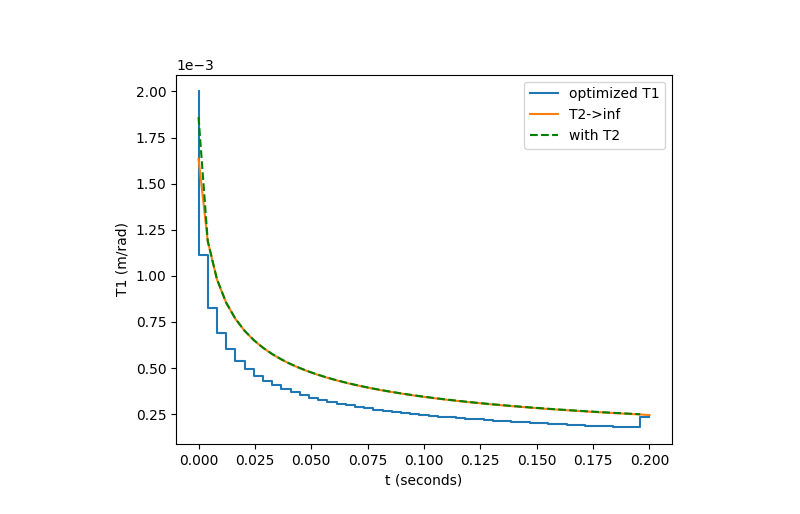
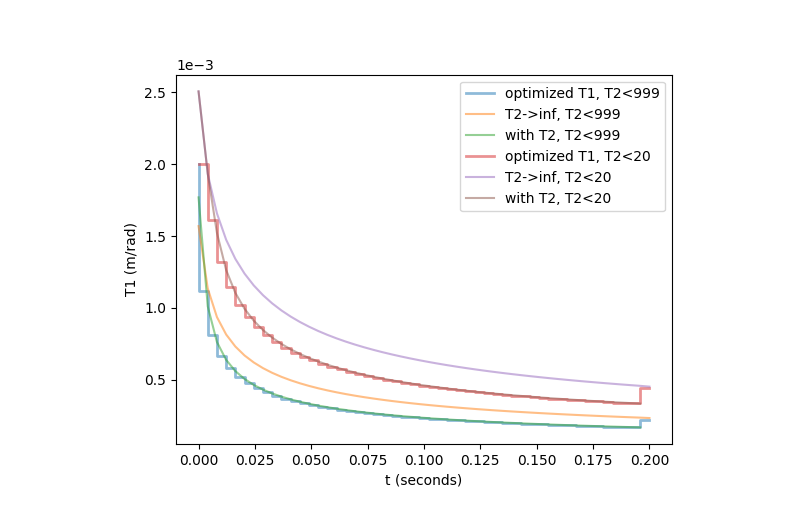
Before and after one commit to NovelMobileRobotsLab/pinto-squirrel, a Jupyter notebook: SEA/ana_casadi3.ipynb, the cells around one changed output. Cells and saved outputs as stored; diff of their text form; code cells hidden in the pictures.

```diff
--- a/SEA/ana_casadi3.ipynb
+++ b/SEA/ana_casadi3.ipynb
@@ -279,31 +270,55 @@ plot_X(X_test, k_opt)
 # %%
-X_opt = np.loadtxt("saved_opts/Xopt_v5455_k1374.txt")
-k_opt = 1374
+plt.figure()
+plt.ticklabel_format(style='sci', axis='y', scilimits=(0,0))
 
+X_opt = np.loadtxt("saved_opts/Xopt_v5456_k1514.txt")
+k_opt = 1514
 X_opt = X_opt[:,1:]
 
 ts = np.linspace(0, 0.2, 50)
 x_as = X_opt[0,:]
+v_as = np.gradient(x_as, ts)
+x_ls_adj = X_opt[1,:]
 v_ls = X_opt[2,:]
 x_ls = np.cumsum(v_ls) * t
 T1s = X_opt[3,:]
 T2s = X_opt[4,:]
 
 T1_infT2 = np.sqrt(tau_max / (2*k_opt*x_as))
-T1_considerT2 = (T2s*np.sqrt(k_opt*(2*tau_max*x_as + k_opt*x_ls**2/T2s**2))+k_opt*x_ls) / (2*T2s*k_opt*x_as)
+T1_considerT2_adj = (T2s*np.sqrt(k_opt*(2*tau_max*x_as + k_opt*x_ls_adj**2/T2s**2))+k_opt*x_ls_adj) / (2*T2s*k_opt*x_as)
 
-plt.figure()
-plt.ticklabel_format(style='sci', axis='y', scilimits=(0,0))
+maxT2 = round(max(T2s))
+plt.step(ts, T1s, label=f"optimized T1, T2<{maxT2}", linewidth=2, alpha=0.5)
+plt.plot(ts, T1_infT2, label=f'T2->inf, T2<{maxT2}', alpha=0.5)
+plt.plot(ts[:-1], T1_considerT2_adj[:-1], label=f'with T2, T2<{maxT2}', alpha=0.5)
 
-plt.step(ts, T1s, label="optimized T1")
-plt.plot(ts, T1_infT2, label='T2->inf')
-plt.plot(ts[:-1], T1_considerT2[:-1], 'g--', label='with T2')
+
+X_opt = np.loadtxt("saved_opts/Xopt_v5438_k399.txt")
+k_opt = 399
+X_opt = X_opt[:,1:]
+
+ts = np.linspace(0, 0.2, 50)
+x_as = X_opt[0,:]
+v_as = np.gradient(x_as, ts)
+x_ls_adj = X_opt[1,:]
+v_ls = X_opt[2,:]
+x_ls = np.cumsum(v_ls) * t
+T1s = X_opt[3,:]
+T2s = X_opt[4,:]
+
+T1_infT2 = np.sqrt(tau_max / (2*k_opt*x_as))
+T1_considerT2_adj = (T2s*np.sqrt(k_opt*(2*tau_max*x_as + k_opt*x_ls_adj**2/T2s**2))+k_opt*x_ls_adj) / (2*T2s*k_opt*x_as)
+
+maxT2 = round(max(T2s))
+plt.step(ts, T1s, label=f"optimized T1, T2<{maxT2}", linewidth=2, alpha=0.5)
+plt.plot(ts, T1_infT2, label=f'T2->inf, T2<{maxT2}', alpha=0.5)
+plt.plot(ts[:-1], T1_considerT2_adj[:-1], label=f'with T2, T2<{maxT2}', alpha=0.5)
 
 
 # plt.xlabel('$x_a$ (rad)')
 plt.xlabel('t (seconds)')
 plt.ylabel('T1 (m/rad)')
 plt.legend()
 plt.show()
 # %% [output]
-[figure, old version]
+[figure, new version]
```
Also changed, not shown: parts of 4 cells of this notebook, 5 other files.
